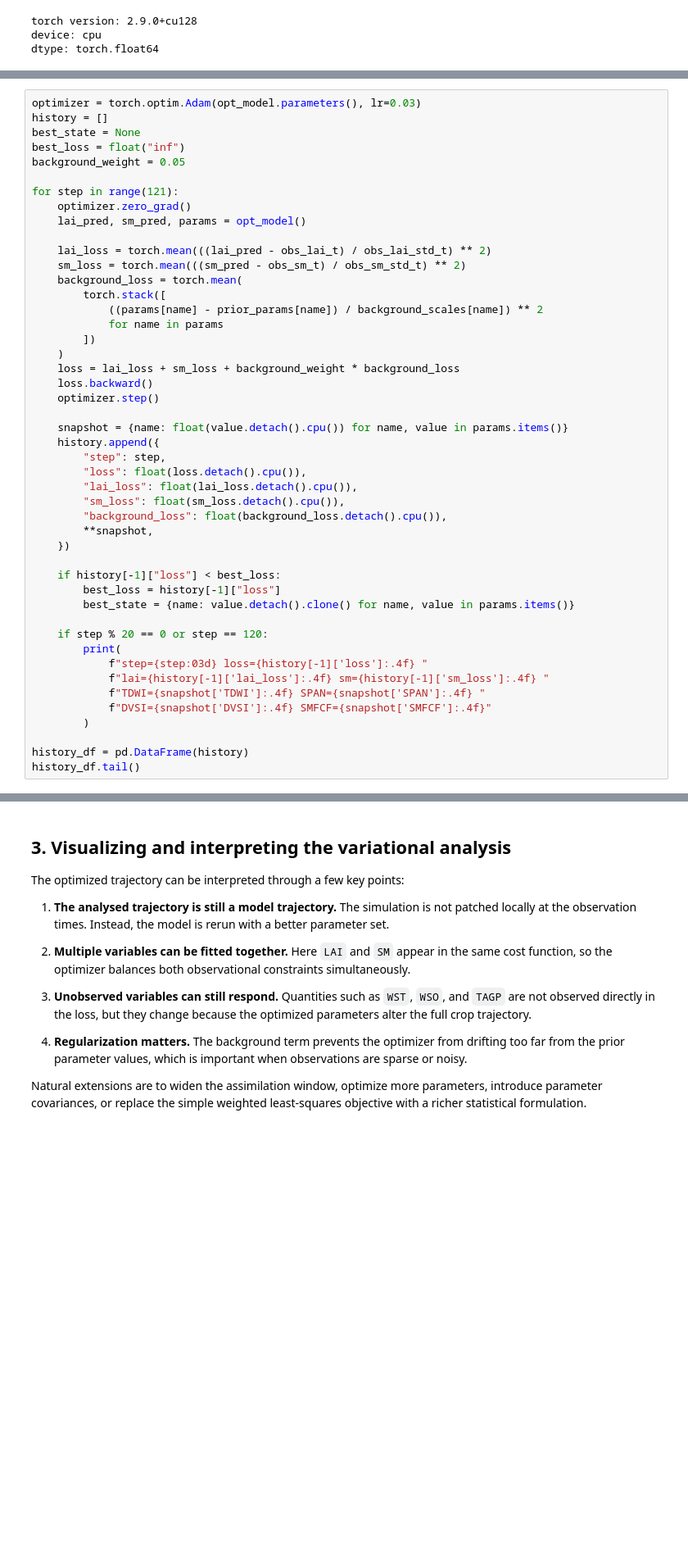
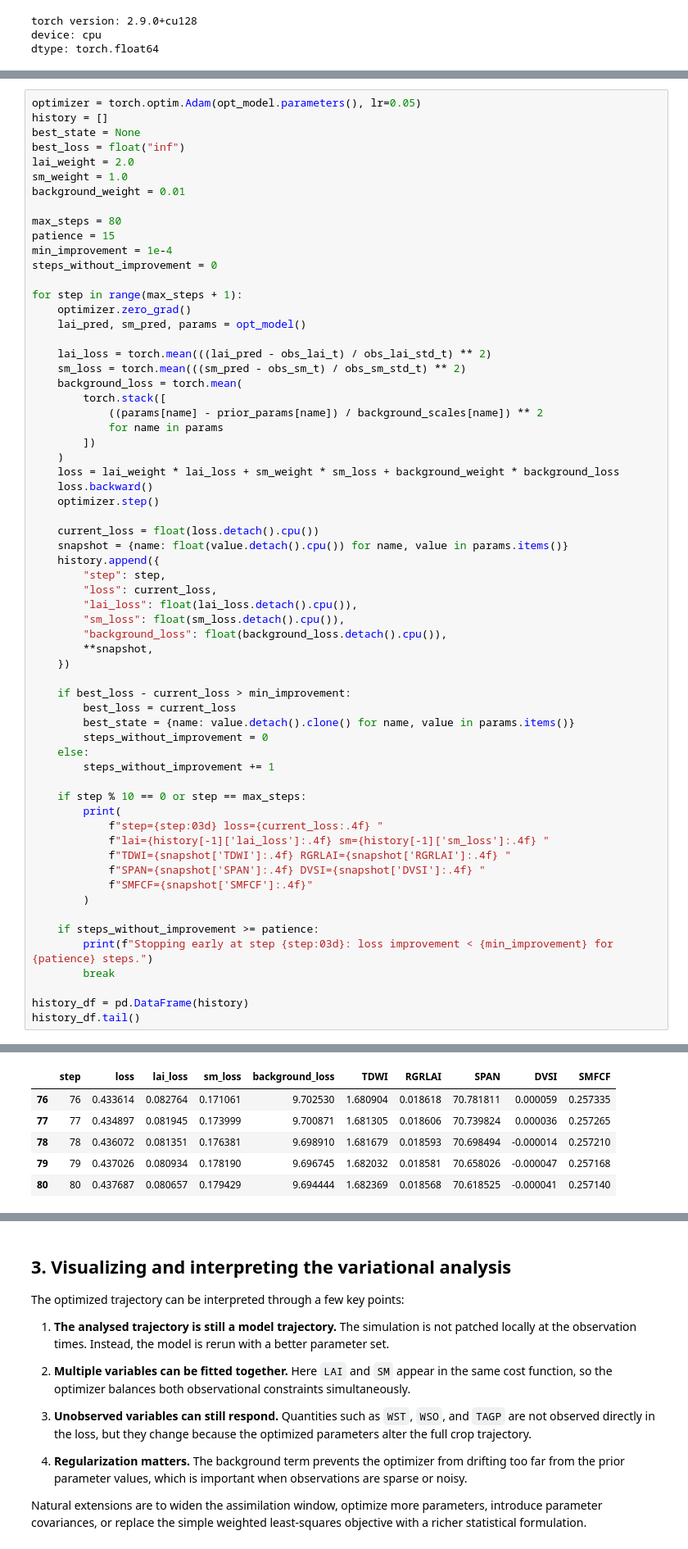
Before and after one commit to WUR-AI/diffWOFOST, a Jupyter notebook: docs/notebooks/variational_data_assimilation.ipynb, the cells around one changed output, grey strips where cells are left out. Shown at 82% size. Saved outputs shown, nothing was run; the diff lists cells and outputs as text; blank space fills up the shorter version.

```diff
--- a/docs/notebooks/variational_data_assimilation.ipynb
+++ b/docs/notebooks/variational_data_assimilation.ipynb
@@ -421,11 +546,18 @@ opt_model = VariationalDiffWofost72(
 # %%
-optimizer = torch.optim.Adam(opt_model.parameters(), lr=0.03)
+optimizer = torch.optim.Adam(opt_model.parameters(), lr=0.05)
 history = []
 best_state = None
 best_loss = float("inf")
-background_weight = 0.05
+lai_weight = 2.0
+sm_weight = 1.0
+background_weight = 0.01
 
-for step in range(121):
+max_steps = 80
+patience = 15
+min_improvement = 1e-4
+steps_without_improvement = 0
+
+for step in range(max_steps + 1):
     optimizer.zero_grad()
     lai_pred, sm_pred, params = opt_model()
 
@@ -437,31 +569,41 @@ for step in range(121):
             for name in params
         ])
     )
-    loss = lai_loss + sm_loss + background_weight * background_loss
+    loss = lai_weight * lai_loss + sm_weight * sm_loss + background_weight * background_loss
     loss.backward()
     optimizer.step()
 
+    current_loss = float(loss.detach().cpu())
     snapshot = {name: float(value.detach().cpu()) for name, value in params.items()}
     history.append({
         "step": step,
-        "loss": float(loss.detach().cpu()),
+        "loss": current_loss,
         "lai_loss": float(lai_loss.detach().cpu()),
         "sm_loss": float(sm_loss.detach().cpu()),
         "background_loss": float(background_loss.detach().cpu()),
         **snapshot,
     })
 
-    if history[-1]["loss"] < best_loss:
-        best_loss = history[-1]["loss"]
+    if best_loss - current_loss > min_improvement:
+        best_loss = current_loss
         best_state = {name: value.detach().clone() for name, value in params.items()}
+        steps_without_improvement = 0
+    else:
+        steps_without_improvement += 1
 
-    if step % 20 == 0 or step == 120:
+    if step % 10 == 0 or step == max_steps:
         print(
-            f"step={step:03d} loss={history[-1]['loss']:.4f} "
+            f"step={step:03d} loss={current_loss:.4f} "
             f"lai={history[-1]['lai_loss']:.4f} sm={history[-1]['sm_loss']:.4f} "
-            f"TDWI={snapshot['TDWI']:.4f} SPAN={snapshot['SPAN']:.4f} "
-            f"DVSI={snapshot['DVSI']:.4f} SMFCF={snapshot['SMFCF']:.4f}"
+            f"TDWI={snapshot['TDWI']:.4f} RGRLAI={snapshot['RGRLAI']:.4f} "
+            f"SPAN={snapshot['SPAN']:.4f} DVSI={snapshot['DVSI']:.4f} "
+            f"SMFCF={snapshot['SMFCF']:.4f}"
         )
+
+    if steps_without_improvement >= patience:
+        print(f"Stopping early at step {step:03d}: loss improvement < {min_improvement} for {patience} steps.")
+        break
 
 history_df = pd.DataFrame(history)
 history_df.tail()
+# %% [output]
@@ -468,3 +619,9 @@ history_df.tail()
+|  | step | loss | lai_loss | sm_loss | background_loss | TDWI | RGRLAI | SPAN | DVSI | SMFCF |
+| 76 | 76 | 0.433614 | 0.082764 | 0.171061 | 9.702530 | 1.680904 | 0.018618 | 70.781811 | 0.000059 | 0.257335 |
+| 77 | 77 | 0.434897 | 0.081945 | 0.173999 | 9.700871 | 1.681305 | 0.018606 | 70.739824 | 0.000036 | 0.257265 |
+| 78 | 78 | 0.436072 | 0.081351 | 0.176381 | 9.698910 | 1.681679 | 0.018593 | 70.698494 | -0.000014 | 0.257210 |
+| 79 | 79 | 0.437026 | 0.080934 | 0.178190 | 9.696745 | 1.682032 | 0.018581 | 70.658026 | -0.000047 | 0.257168 |
+| 80 | 80 | 0.437687 | 0.080657 | 0.179429 | 9.694444 | 1.682369 | 0.018568 | 70.618525 | -0.000041 | 0.257140 |
 # %%
 with torch.no_grad():
     analysed_results = opt_model.run_model(best_state)
```
Also changed, not shown: parts of 18 cells of this notebook.
